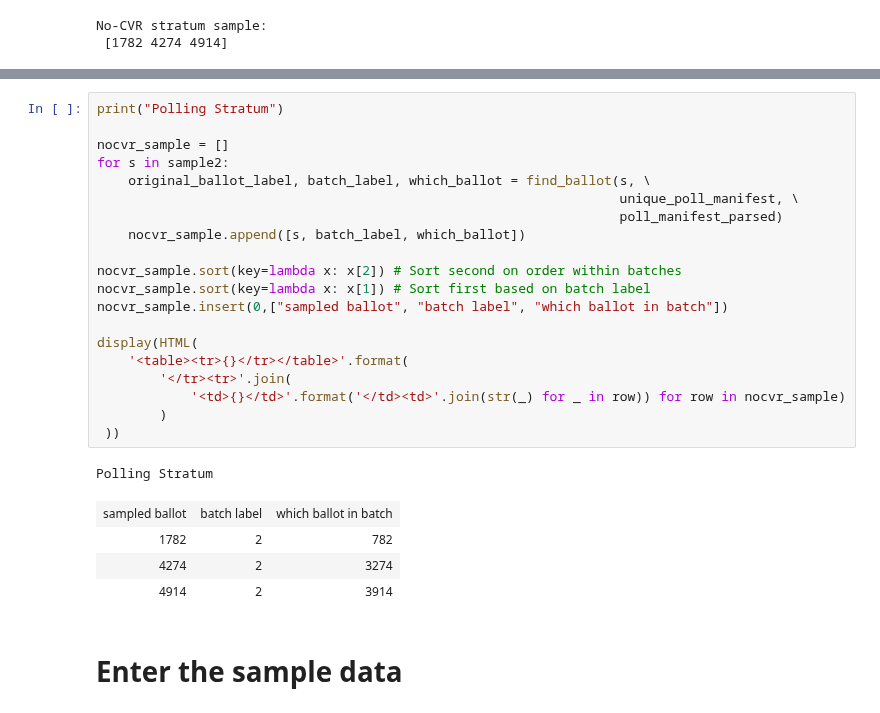
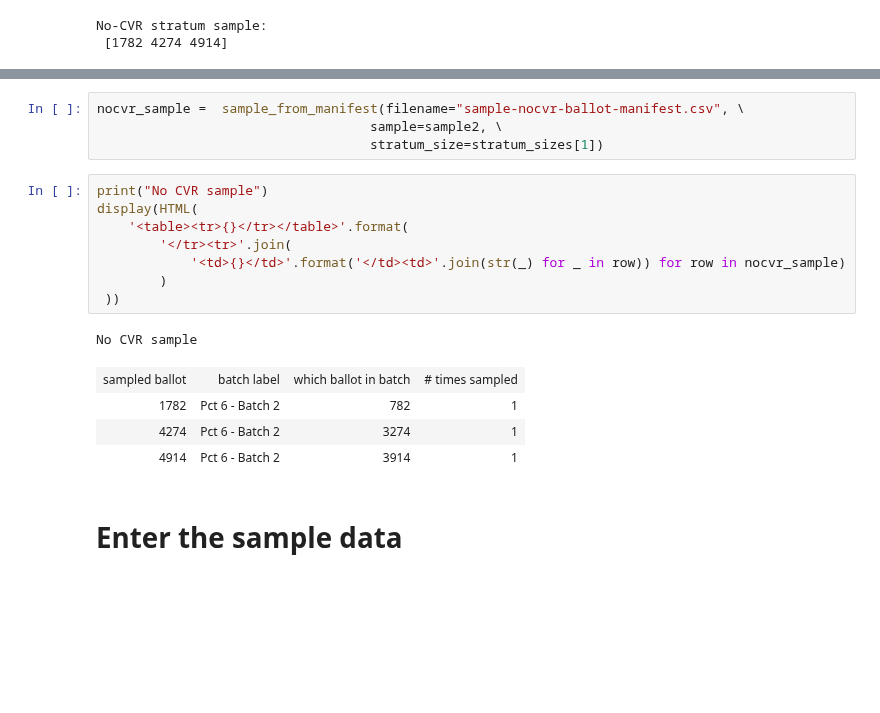
Before and after one commit to pbstark/CORLA18, a Jupyter notebook: code/suite_toolkit.ipynb, the cells around one changed output, grey strips where cells are left out. Saved outputs shown, nothing was run; the diff lists cells and outputs as text; blank space fills up the shorter version.

Commit message:
Read in ballot manifests - add functions to do that and sample ballot manifest CSV files

```diff
--- a/code/suite_toolkit.ipynb
+++ b/code/suite_toolkit.ipynb
@@ -391,29 +313,21 @@ CVR Stratum
+# %%
+nocvr_sample =  sample_from_manifest(filename="sample-nocvr-ballot-manifest.csv", \
+                                   sample=sample2, \
+                                   stratum_size=stratum_sizes[1])
 # %%
-print("Polling Stratum")
-
-nocvr_sample = []
-for s in sample2:
-    original_ballot_label, batch_label, which_ballot = find_ballot(s, \
-                                                                   unique_poll_manifest, \
-                                                                   poll_manifest_parsed)
-    nocvr_sample.append([s, batch_label, which_ballot])
-
-nocvr_sample.sort(key=lambda x: x[2]) # Sort second on order within batches
-nocvr_sample.sort(key=lambda x: x[1]) # Sort first based on batch label
-nocvr_sample.insert(0,["sampled ballot", "batch label", "which ballot in batch"])
-
+print("No CVR sample")
 display(HTML(
     '<table><tr>{}</tr></table>'.format(
         '</tr><tr>'.join(
             '<td>{}</td>'.format('</td><td>'.join(str(_) for _ in row)) for row in nocvr_sample)
         )
  ))
 # %% [output]
-Polling Stratum
+No CVR sample
-| sampled ballot | batch label | which ballot in batch |
-| 1782 | 2 | 782 |
-| 4274 | 2 | 3274 |
-| 4914 | 2 | 3914 |
+| sampled ballot | batch label | which ballot in batch | # times sampled |
+| 1782 | Pct 6 - Batch 2 | 782 | 1 |
+| 4274 | Pct 6 - Batch 2 | 3274 | 1 |
+| 4914 | Pct 6 - Batch 2 | 3914 | 1 |
 # %% [markdown]
 # Enter the sample data
 # %% [markdown]
```
Also changed, not shown: parts of 14 cells of this notebook, 3 other files.
